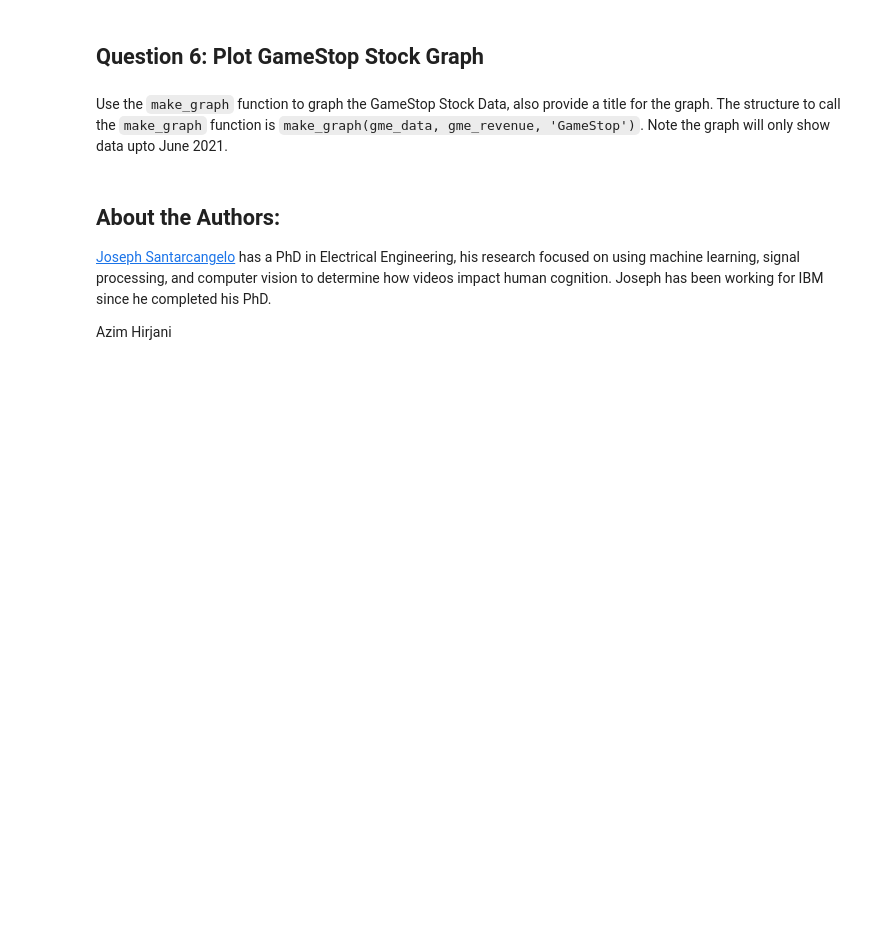
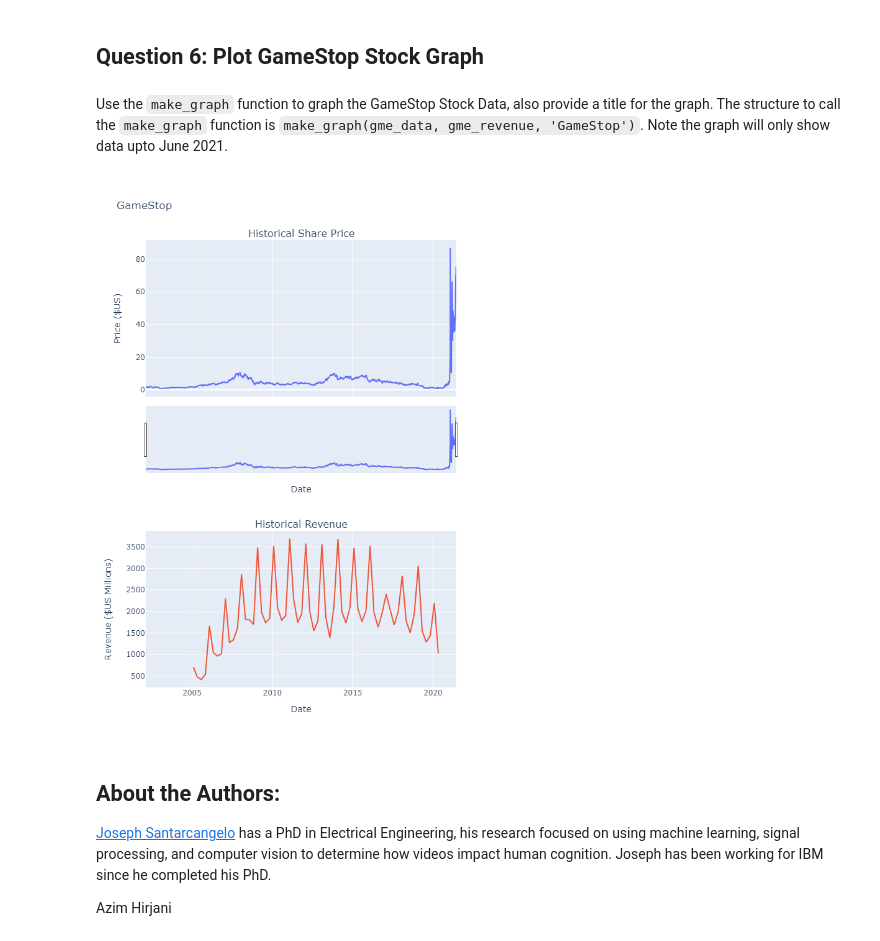
Before and after one commit to Siabav/DataScienceTools., a Jupyter notebook: Final Assignment.ipynb, the cells around one changed output. Saved outputs shown, nothing was run; the diff lists cells and outputs as text; code cells hidden in the pictures; blank space fills up the shorter version.

```diff
--- a/Final Assignment.ipynb
+++ b/Final Assignment.ipynb
@@ -187,7 +176,7 @@ GameStop_data= GameStop.history(period="max")
 # %% [markdown]
 **Reset the index** using the `reset_index(inplace=True)` function on the gme_data DataFrame and display the first five rows of the `gme_data` dataframe using the `head` function. Take a screenshot of the results and code from the beginning of Question 3 to the results below.
 # %%
-GameStop_data.reset_index(inplace=True)
-GameStop_data.head()
+game_stop_data.reset_index(inplace=True)
+game_stop_data.head()
 # %% [output]
 |  | Date | Open | High | Low | Close | Volume | Dividends | Stock Splits |
@@ -225,4 +195,4 @@ print(data)
 # %% [markdown]
 Parse the html data using `beautiful_soup`.
 # %%
-soup = BeautifulSoup(data, 'html5lib')
+soup = BeautifulSoup(data)
@@ -290,22 +253,10 @@ def make_graph(tesla_data, tesla_revenue, stock):
 ## Question 6: Plot GameStop Stock Graph
 # %% [markdown]
 Use the `make_graph` function to graph the GameStop Stock Data, also provide a title for the graph. The structure to call the `make_graph` function is `make_graph(gme_data, gme_revenue, 'GameStop')`. Note the graph will only show data upto June 2021.
-# %%
-def make_graph(gme_data, gme_revenue, stock):
-    fig = make_subplots(rows=2, cols=1, shared_xaxes=True, subplot_titles=("Historical Share Price", "Historical Revenue"), vertical_spacing = .3)
-    gme_data_specific = gme_data[gme_data.Date <= '2021--06-14']
-    gme_revenue_specific = gme_revenue[gme_revenue.Date <= '2021-04-30']
-    fig.add_trace(go.Scatter(x=pd.to_datetime(gme_data_specific.Date, infer_datetime_format=True), y=tesla_data_specific.Close.astype("float"), name="Share Price"), row=1, col=1)
-    fig.add_trace(go.Scatter(x=pd.to_datetime(gme_revenue_specific.Date, infer_datetime_format=True), y=tesla_revenue_specific.Revenue.astype("float"), name="Revenue"), row=2, col=1)
-    fig.update_xaxes(title_text="Date", row=1, col=1)
-    fig.update_xaxes(title_text="Date", row=2, col=1)
-    fig.update_yaxes(title_text="Price ($US)", row=1, col=1)
-    fig.update_yaxes(title_text="Revenue ($US Millions)", row=2, col=1)
-    fig.update_layout(showlegend=False,
-    height=900,
-    title=stock,
-    xaxis_rangeslider_visible=True)
-    fig.show()
+# %%
+make_graph(game_stop_data,gme_revenue,"GameStop")
+# %% [output]
+[figure, added]
 # %% [markdown]
 <h2>About the Authors:</h2>
 
```
Also changed, not shown: parts of 22 cells of this notebook.
